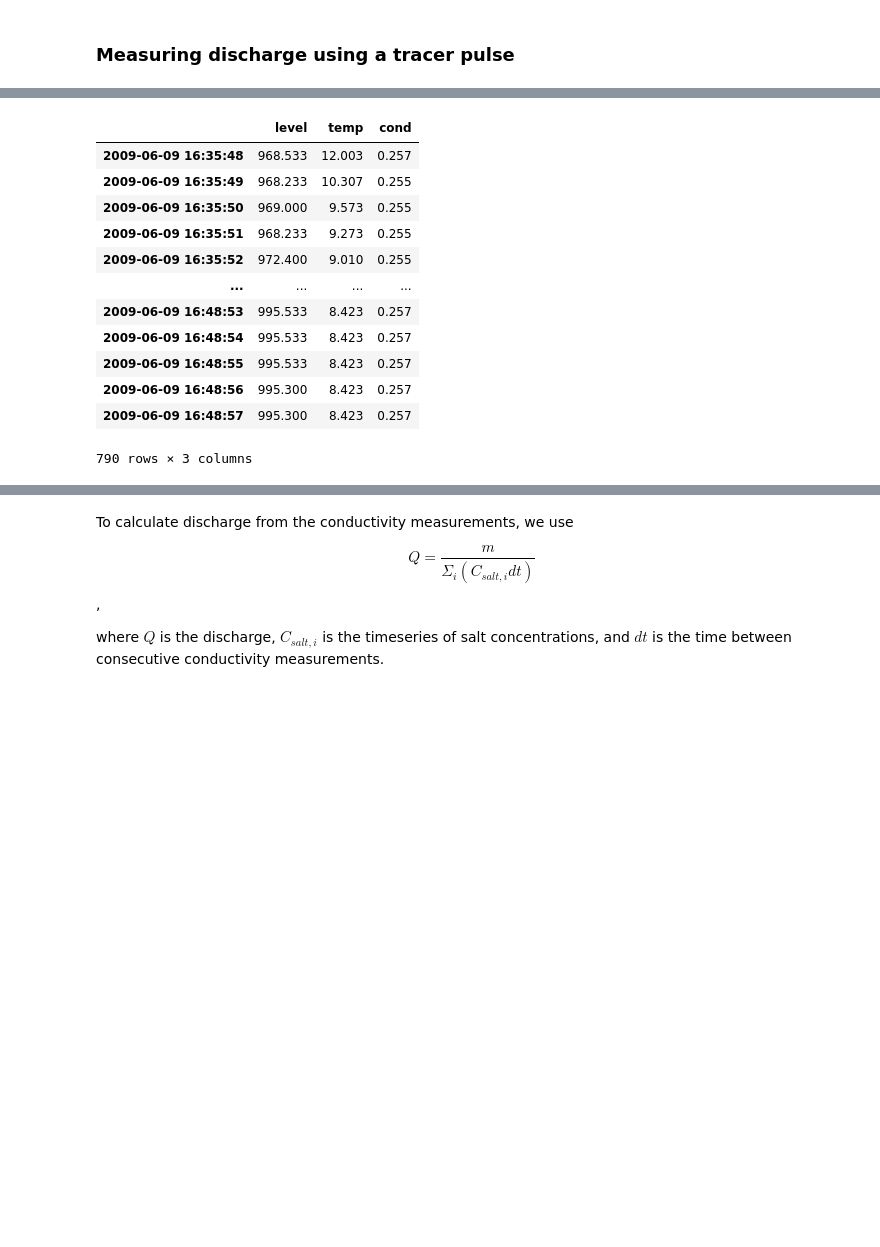
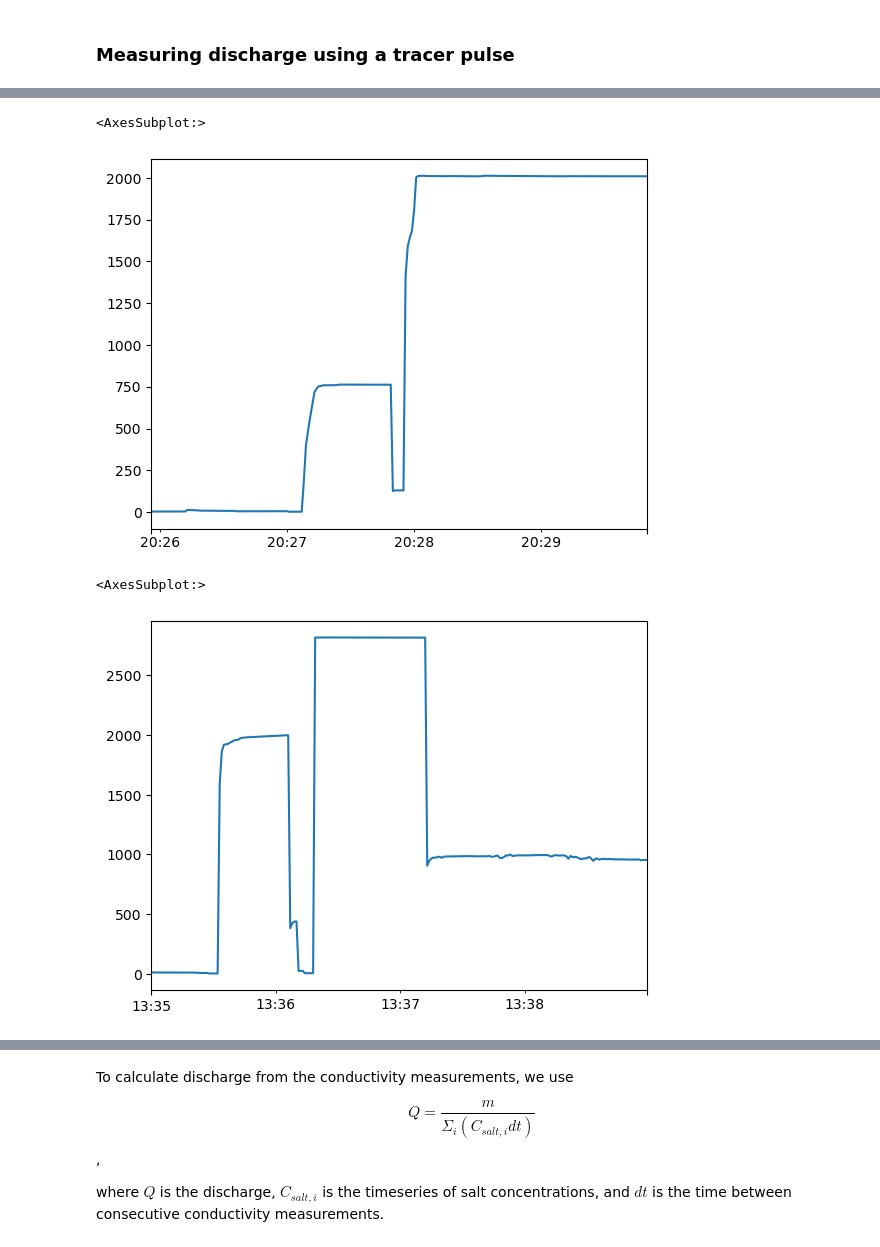
Before and after one commit to CovingtonResearchGroup/CCZ-student-python-training, a Jupyter notebook: Discharge-measurements.ipynb, the cells around one changed output, grey strips where cells are left out. Drawn from its saved outputs; the diff is of its cells as text; code cells hidden in the pictures; blank space fills up the shorter version.

```diff
--- a/Discharge-measurements.ipynb
+++ b/Discharge-measurements.ipynb
@@ -6,0 +9,7 @@ import numpy as np
+# %%
+df_cal = read_csv('data/Example-calibration.csv',
+                index_col=1,
+                parse_dates=True,
+                skiprows=2,
+              names=['#', 'SpC', 'Temp']
+                )
@@ -7 +32,6 @@ import numpy as np
+# %%
+df_cal.SpC.plot()
+# %% [output]
+<AxesSubplot:>
+[figure, added]
 # %%
@@ -14,17 +43,6 @@ df = read_excel('data/salt_trace.xls',
                 )
 # %%
-df
+df.SpC['5-11-2023 13:35':'5-11-2023 13:38'].plot()
 # %% [output]
-|  | level | temp | cond |
-| 2009-06-09 16:35:48 | 968.533 | 12.003 | 0.257 |
-| 2009-06-09 16:35:49 | 968.233 | 10.307 | 0.255 |
-| 2009-06-09 16:35:50 | 969.000 | 9.573 | 0.255 |
-| 2009-06-09 16:35:51 | 968.233 | 9.273 | 0.255 |
-| 2009-06-09 16:35:52 | 972.400 | 9.010 | 0.255 |
-| ... | ... | ... | ... |
-| 2009-06-09 16:48:53 | 995.533 | 8.423 | 0.257 |
-| 2009-06-09 16:48:54 | 995.533 | 8.423 | 0.257 |
-| 2009-06-09 16:48:55 | 995.533 | 8.423 | 0.257 |
-| 2009-06-09 16:48:56 | 995.300 | 8.423 | 0.257 |
-| 2009-06-09 16:48:57 | 995.300 | 8.423 | 0.257 |
-790 rows × 3 columns
+<AxesSubplot:>
+[figure, added]
```
Also changed, not shown: parts of 8 cells of this notebook.
